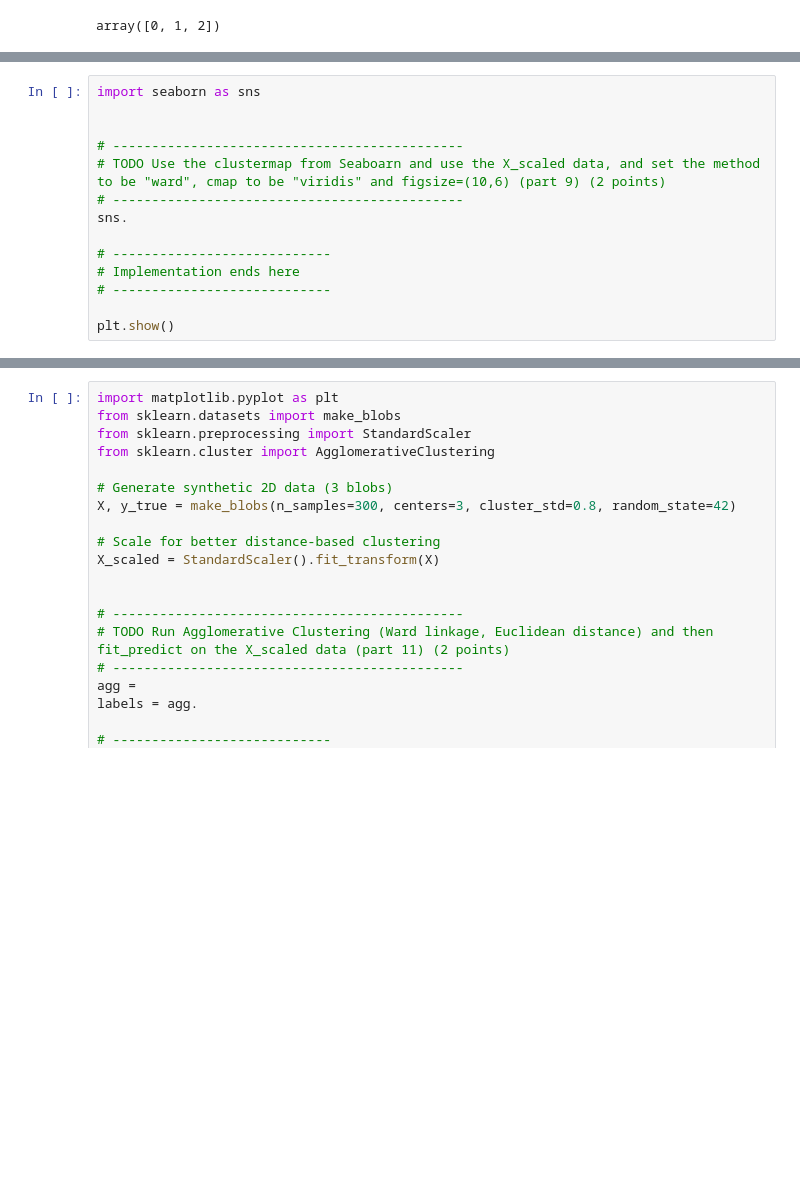
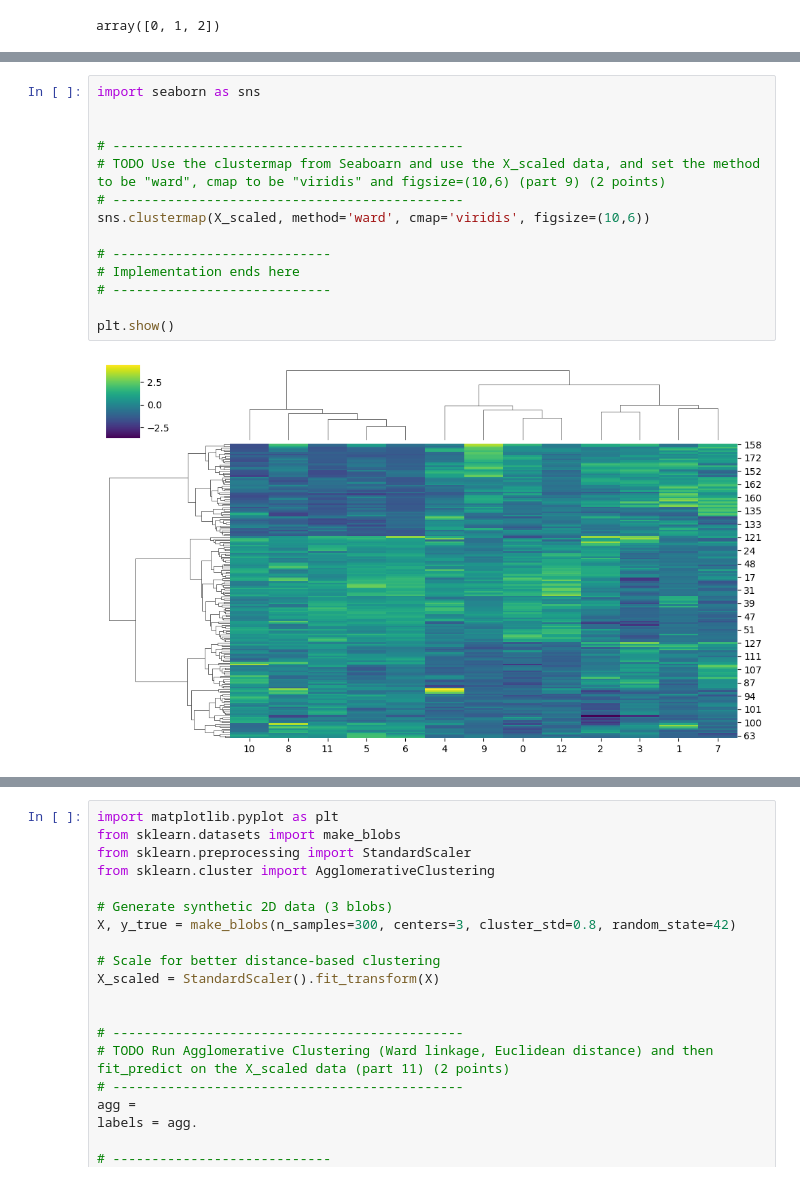
Before and after one commit to CS506-Boston-University/lab4-NathanDjunaedi, a Jupyter notebook: Lab_4.ipynb, the cells around one changed output, grey strips where cells are left out. Drawn from its saved outputs; the diff is of its cells as text; blank space fills up the shorter version.

Commit message:
seaborn clustermaps done

```diff
--- a/Lab_4.ipynb
+++ b/Lab_4.ipynb
@@ -318,17 +323,19 @@ for link in linkages:
 # %%
 import seaborn as sns
 
 
 # ---------------------------------------------
 # TODO Use the clustermap from Seaboarn and use the X_scaled data, and set the method to be "ward", cmap to be "viridis" and figsize=(10,6) (part 9) (2 points)
 # ---------------------------------------------
-sns.
+sns.clustermap(X_scaled, method='ward', cmap='viridis', figsize=(10,6))
 
 # ----------------------------
 # Implementation ends here
 # ----------------------------
 
 plt.show()
+# %% [output]
+[figure, added]
 # %%
 
 # ---------------------------------------------
```
Also changed, not shown: parts of 2 cells of this notebook.
